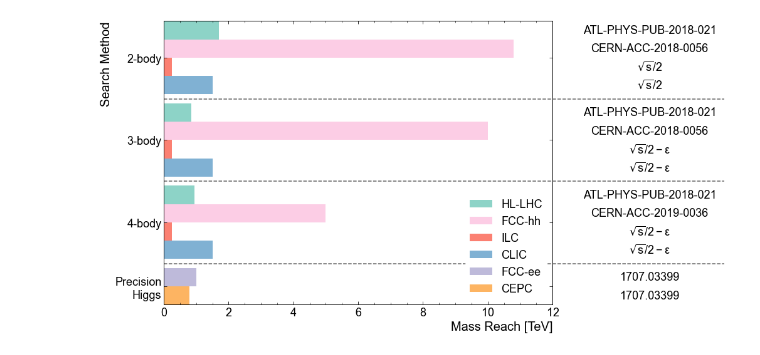
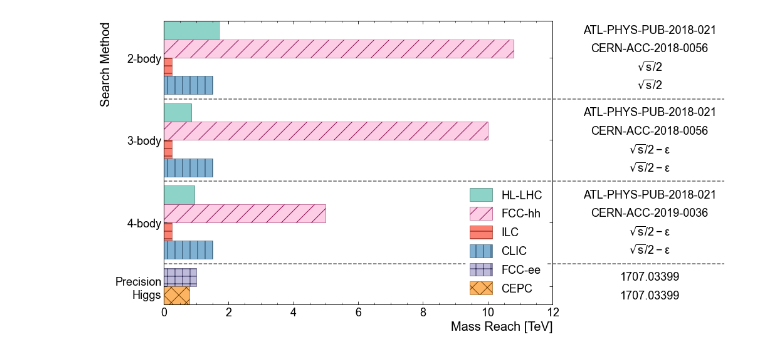
Before and after one commit to riley-x/snowmass-ef08-plots, a Jupyter notebook: plot.ipynb, the cells around one changed output. Cells and saved outputs as stored; diff of their text form; code cells hidden in the pictures.

Commit message:
add hatching

```diff
--- a/plot.ipynb
+++ b/plot.ipynb
@@ -33,13 +35,13 @@ vals = {
 
 cmap = mcm.get_cmap('Set3')
 
-colors = {
-    'HL-LHC': cmap(0),
-    'FCC-hh': cmap(7),
-    'ILC': cmap(3),
-    'CLIC': cmap(4),
-    'FCC-ee': cmap(2),
-    'CEPC': cmap(5),
+styles = {
+    'HL-LHC': {'color':cmap(0), 'hatch':None},
+    'FCC-hh': {'color':cmap(7), 'hatch':'/'},
+    'ILC': {'color':cmap(3), 'hatch':'-'},
+    'CLIC': {'color':cmap(4), 'hatch':'|'},
+    'FCC-ee': {'color':cmap(2), 'hatch':'+'},
+    'CEPC': {'color':cmap(5), 'hatch':'x'},
 }
 # %%
 fig, ax = plt.subplots()
@@ -55,8 +57,8 @@ dividers = []
 # bars
 ys = []
 widths = []
-color = []
 references = []
+opts = {} # option : list per bar
 
 # legend
 legend_indexes = {} # collider : index into bars.patches
@@ -69,7 +71,8 @@ for group,v in vals.items():
         widths.append(val[0])
         references.append(val[1])
         ys.append(y)
-        color.append(colors[collider])
+        for opt,opt_val in styles[collider].items():
+            opts.setdefault(opt, []).append(opt_val)
         legend_indexes.setdefault(collider, len(ys) - 1)
         y += bar_height
     labels.append(group)
@@ -78,35 +81,44 @@ for group,v in vals.items():
     y += group_pad
 dividers = dividers[:-1]
 
+# Auto-set hatch color
+def darken(c, value=3):
+    rgba = mcolors.to_rgba(c)
+    h,l,s = colorsys.rgb_to_hls(*rgba[:3])
+    new_rgb = colorsys.hls_to_rgb(h, min(1, l/value), s)
+    return [*new_rgb, rgba[3]]
+if 'color' in opts and 'hatch' in opts and 'edgecolor' not in opts:
+    opts['edgecolor'] = [darken(c) for c in opts['color']]
+
 # Plot main bars
-bars = ax.barh(ys, widths, color=color, height=bar_height, align='edge')
+bars = ax.barh(ys, widths, height=bar_height, align='edge', **opts)
 ax.set_yticks(label_ys, labels)
 ax.tick_params(axis='y', which='minor', left=False, right=False)
 ax.set_ylim(0, ys[-1] + bar_height)
 ax.invert_yaxis()
 atlas_mpl_style.set_xlabel("Mass Reach [TeV]")
 atlas_mpl_style.set_ylabel("Search Method")
 
 # Plot references and get x extent
 x0,x1 = ax.get_xlim()
 max_text_x = 0 # in axes coordinates
 for y,ref in zip(ys, references):
     t = ax.text(x1 + 3, y + bar_height/2, ref, va='center', ha='center')
     bb = t.get_window_extent(renderer=fig.canvas.get_renderer()).transformed(ax.transAxes.inverted())
     max_text_x = max(max_text_x, bb.x1)
     # https://stackoverflow.com/questions/24581194/matplotlib-text-bounding-box-dimensions
 
 # Plot dividers
 data_to_fig = ax.transAxes.inverted()
 for y in dividers:
     ax.axhline(y, xmax=max_text_x + 0.02, linestyle='--', color='#666666', clip_on=False)
 
 # Plot legend
 legend_patches = []
 legend_labels = []
-for k,_ in colors.items():
+for k,_ in styles.items():
     legend_patches.append(bars.patches[legend_indexes[k]])
     legend_labels.append(k)
-legend = ax.legend(legend_patches, legend_labels, framealpha=1, edgecolor='white')
+legend = ax.legend(legend_patches, legend_labels, framealpha=1, edgecolor='white', handleheight=1.4)
 # %% [output]
-[figure, old version]
+[figure, new version]
```
Also changed, not shown: parts of 1 cell of this notebook.
